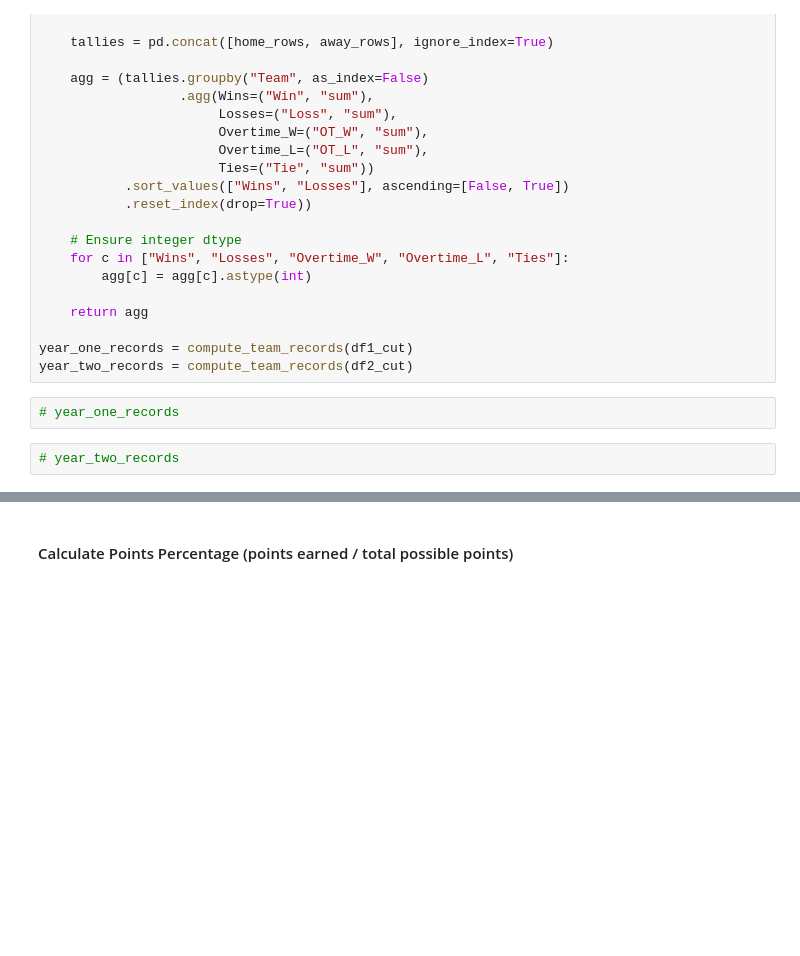
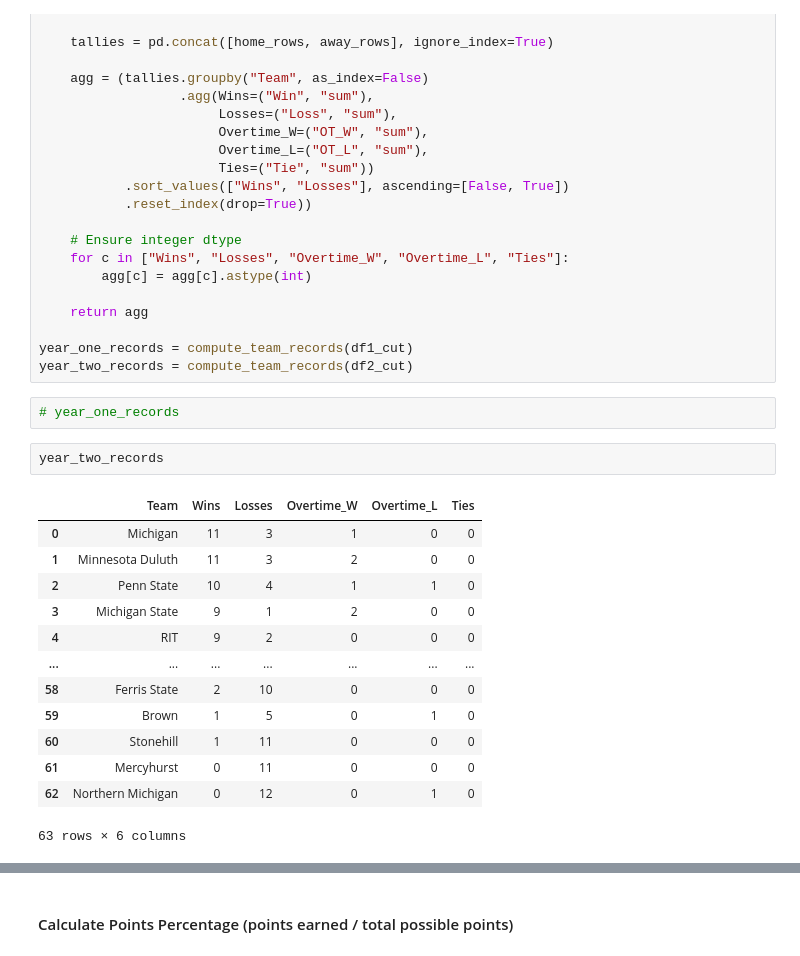
Before and after one commit to JSmith1826/college_hockey_2526, a Jupyter notebook: workbook/visualization_scripts/Point_percentage_year_over_year.ipynb, the cells around one changed output, grey strips where cells are left out. Drawn from its saved outputs; the diff is of its cells as text; blank space fills up the shorter version.

```diff
--- a/workbook/visualization_scripts/Point_percentage_year_over_year.ipynb
+++ b/workbook/visualization_scripts/Point_percentage_year_over_year.ipynb
@@ -519,7 +565,21 @@ year_two_records = compute_team_records(df2_cut)
 # %%
 # year_one_records
 # %%
-# year_two_records
+year_two_records
+# %% [output]
+|  | Team | Wins | Losses | Overtime_W | Overtime_L | Ties |
+| 0 | Michigan | 11 | 3 | 1 | 0 | 0 |
+| 1 | Minnesota Duluth | 11 | 3 | 2 | 0 | 0 |
+| 2 | Penn State | 10 | 4 | 1 | 1 | 0 |
+| 3 | Michigan State | 9 | 1 | 2 | 0 | 0 |
+| 4 | RIT | 9 | 2 | 0 | 0 | 0 |
+| ... | ... | ... | ... | ... | ... | ... |
+| 58 | Ferris State | 2 | 10 | 0 | 0 | 0 |
+| 59 | Brown | 1 | 5 | 0 | 1 | 0 |
+| 60 | Stonehill | 1 | 11 | 0 | 0 | 0 |
+| 61 | Mercyhurst | 0 | 11 | 0 | 0 | 0 |
+| 62 | Northern Michigan | 0 | 12 | 0 | 1 | 0 |
+63 rows × 6 columns
 # %%
 # Look for Rensselaer in both dataframes
 print(year_one_records[year_one_records['Team'] == 'Alaska Anchorage'])
```
Also changed, not shown: parts of 17 cells of this notebook, 9 other files.
